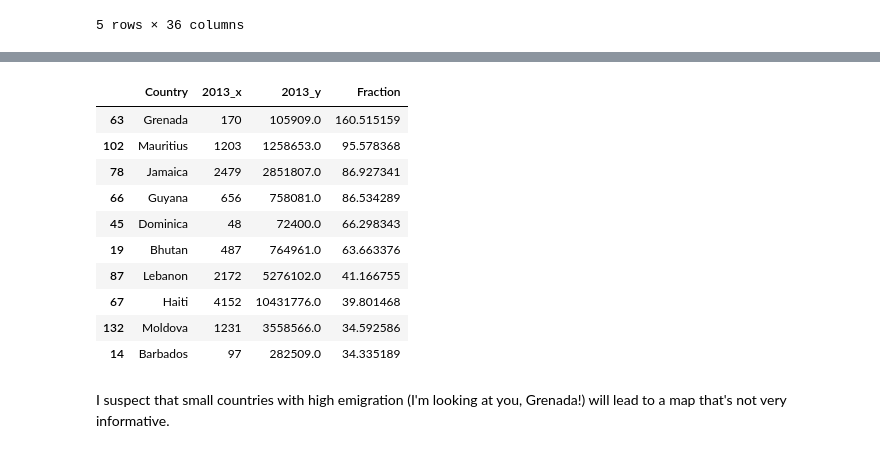
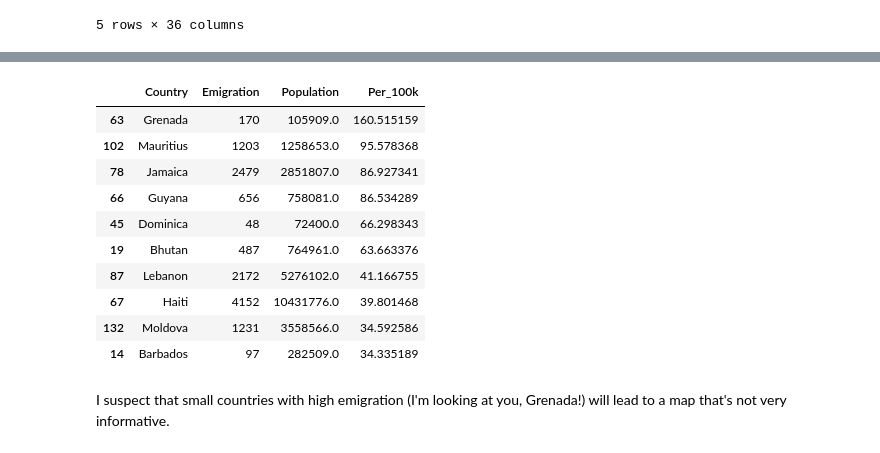
Before and after one commit to JamesDCage/31-31-Canada-01, a Jupyter notebook: Normalized_Canadian_Immigration_V0.ipynb, the cells around one changed output, grey strips where cells are left out. Drawn from its saved outputs; the diff is of its cells as text; code cells hidden in the pictures.

```diff
--- a/Normalized_Canadian_Immigration_V0.ipynb
+++ b/Normalized_Canadian_Immigration_V0.ipynb
@@ -154,14 +135,17 @@ For now I would like to see how important Canada is as a destination to the sour
 # %%
-# Let's merge the relevant columns of the two dataframes, using country name as the join column:
+# Merge the relevant columns of the two dataframes, using country name as the join column:
 df_emigration = pd.merge(df_can[['Country',"2013"]],df_world_pop[['Country',"2013"]], on='Country')
 
 # add a column for fraction of citizens to emigrate to Canada
 df_emigration['Fraction'] = 100000 * df_emigration['2013_x'] / df_emigration['2013_y']
 
-# Now let's see our new Top 10 countries
-df_emigration.sort_values(by="Fraction", ascending=False).head(10)
+# give columns useful names
+df_emigration.columns = ['Country','Emigration','Population','Per_100k']
+
+# Display Top 10 countries
+df_emigration.sort_values(by="Per_100k", ascending=False).head(10)
 # %% [output]
-|  | Country | 2013_x | 2013_y | Fraction |
+|  | Country | Emigration | Population | Per_100k |
 | 63 | Grenada | 170 | 105909.0 | 160.515159 |
 | 102 | Mauritius | 1203 | 1258653.0 | 95.578368 |
 | 78 | Jamaica | 2479 | 2851807.0 | 86.927341 |
```
Also changed, not shown: parts of 15 cells of this notebook.
